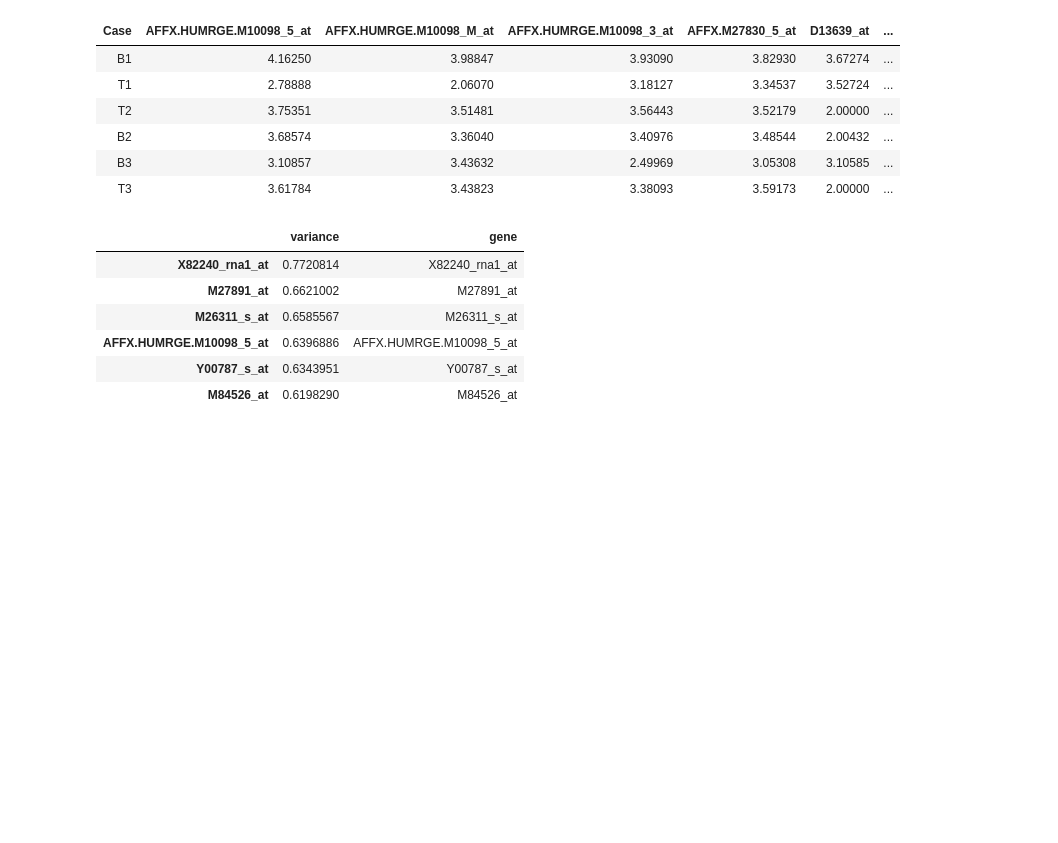
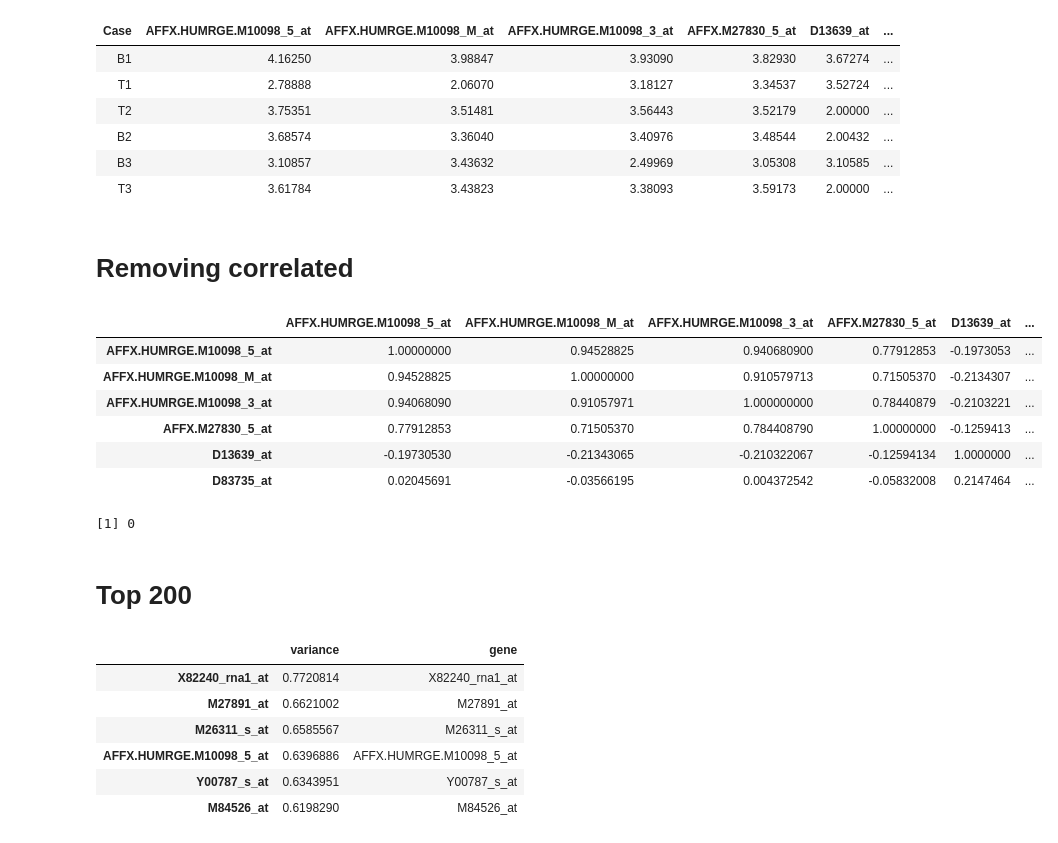
Before and after one commit to neobernad/evaluomeR, a Jupyter notebook: notebooks/local/golub.ipynb, the cells around one changed output. Cells and saved outputs as stored; diff of their text form; code cells hidden in the pictures; blank space fills up the shorter version.

```diff
--- a/notebooks/local/golub.ipynb
+++ b/notebooks/local/golub.ipynb
@@ -103,6 +108,27 @@ head(golub)
 | B2 | 3.68574 | 3.36040 | 3.40976 | 3.48544 | 2.00432 | ... |
 | B3 | 3.10857 | 3.43632 | 2.49969 | 3.05308 | 3.10585 | ... |
 | T3 | 3.61784 | 3.43823 | 3.38093 | 3.59173 | 2.00000 | ... |
+# %% [markdown]
+# Removing correlated <a class="anchor" id="correlated"></a>
+# %%
+data = golub[-1]
+R = cor(data)
+head(R)
+# %% [output]
+|  | AFFX.HUMRGE.M10098_5_at | AFFX.HUMRGE.M10098_M_at | AFFX.HUMRGE.M10098_3_at | AFFX.M27830_5_at | D13639_at | ... |
+| AFFX.HUMRGE.M10098_5_at | 1.00000000 | 0.94528825 | 0.940680900 | 0.77912853 | -0.1973053 | ... |
+| AFFX.HUMRGE.M10098_M_at | 0.94528825 | 1.00000000 | 0.910579713 | 0.71505370 | -0.2134307 | ... |
+| AFFX.HUMRGE.M10098_3_at | 0.94068090 | 0.91057971 | 1.000000000 | 0.78440879 | -0.2103221 | ... |
+| AFFX.M27830_5_at | 0.77912853 | 0.71505370 | 0.784408790 | 1.00000000 | -0.1259413 | ... |
+| D13639_at | -0.19730530 | -0.21343065 | -0.210322067 | -0.12594134 | 1.0000000 | ... |
+| D83735_at | 0.02045691 | -0.03566195 | 0.004372542 | -0.05832008 | 0.2147464 | ... |
+# %%
+cor_metrics = findCorrelation(R, cutoff = 1, verbose = FALSE, names=TRUE)
+length(cor_metrics)
+# %% [output]
+[1] 0
+# %% [markdown]
+# Top 200 <a class="anchor" id="top"></a>
 # %%
 variance = sort(sapply(golub[-1], var,na.rm = TRUE), decreasing = TRUE)  # Sorted gene variance
 gene_var = as.data.frame(variance)
```
Also changed, not shown: parts of 17 cells of this notebook, 1 other file.
